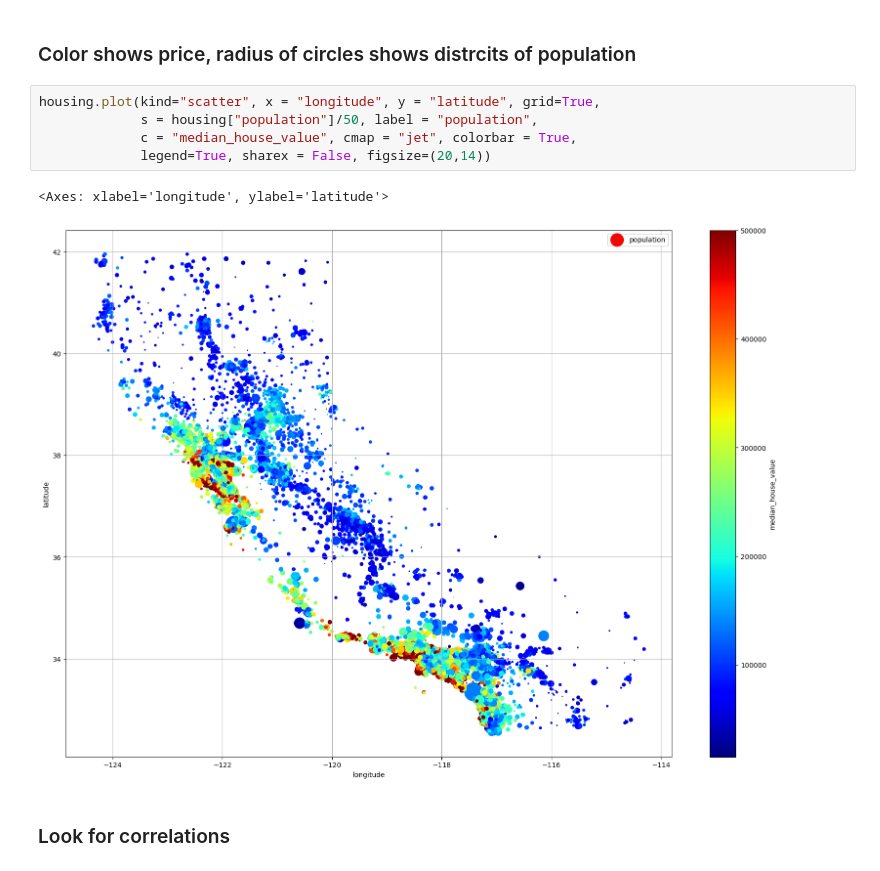
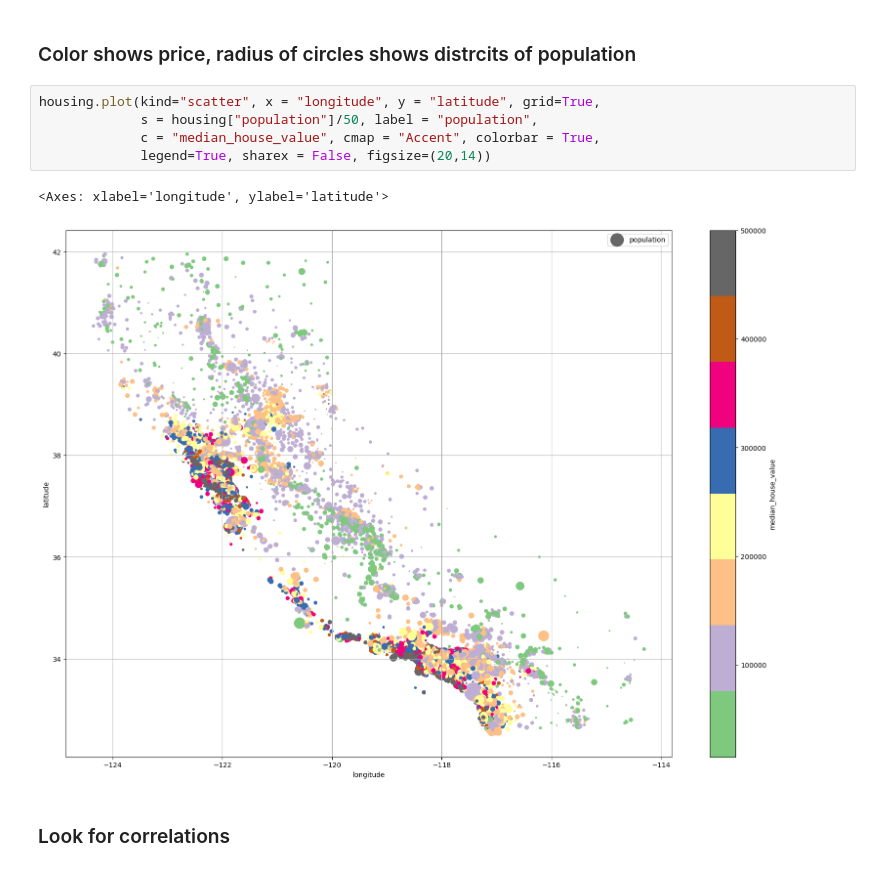
Before and after one commit to mkcakmak/hands_on_ml, a Jupyter notebook: Regression/notebook/regression_model.ipynb, the cells around one changed output. Saved outputs shown, nothing was run; the diff lists cells and outputs as text.

```diff
--- a/Regression/notebook/regression_model.ipynb
+++ b/Regression/notebook/regression_model.ipynb
@@ -162,11 +170,11 @@ plt.show()
 # %%
 housing.plot(kind="scatter", x = "longitude", y = "latitude", grid=True,
              s = housing["population"]/50, label = "population",
-             c = "median_house_value", cmap = "jet", colorbar = True,
+             c = "median_house_value", cmap = "Accent", colorbar = True,
              legend=True, sharex = False, figsize=(20,14))
 # %% [output]
 <Axes: xlabel='longitude', ylabel='latitude'>
-[figure, old version]
+[figure, new version]
 # %% [markdown]
 ### Look for correlations
 # %%
```
Also changed, not shown: parts of 11 cells of this notebook, 1 other file.
